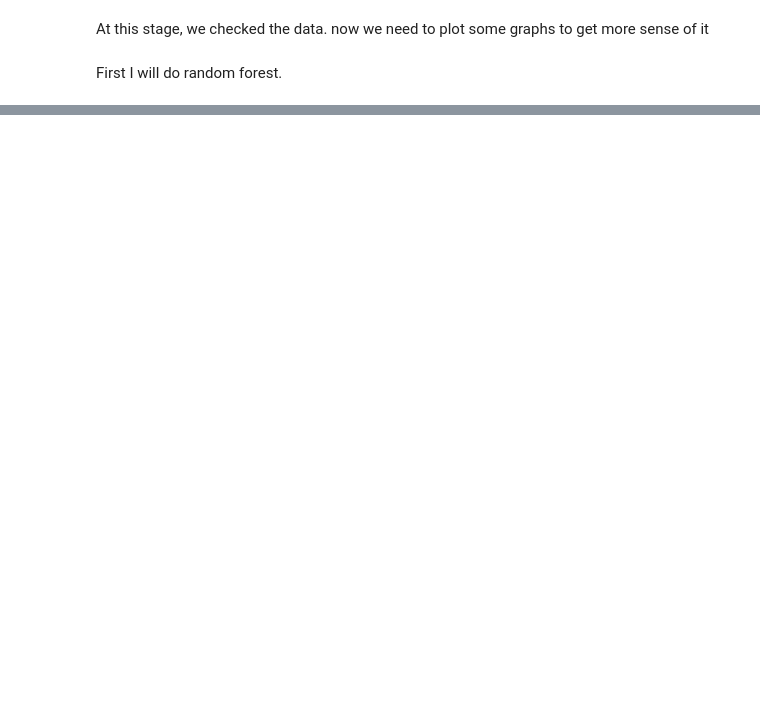
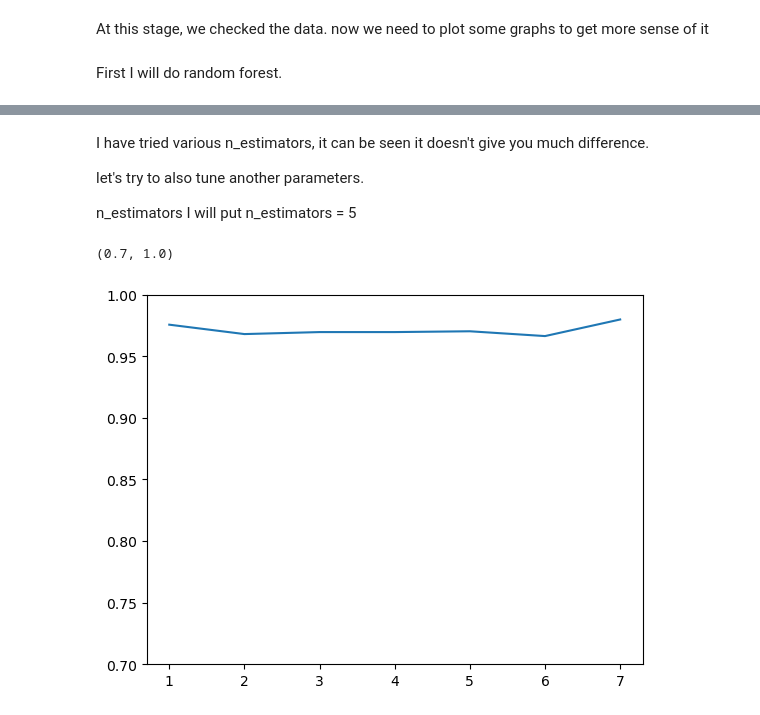
Before and after one commit to Isenmouthe/Machine-Learning-Zoomcamp---2022, a Jupyter notebook: Midterm_Project/notebook.ipynb, the cells around one changed output, grey strips where cells are left out. Cells and saved outputs as stored; diff of their text form; code cells hidden in the pictures; blank space fills up the shorter version.

```diff
--- a/Midterm_Project/notebook.ipynb
+++ b/Midterm_Project/notebook.ipynb
@@ -176,0 +185,29 @@ result
+# %% [markdown]
+I have tried various n_estimators, it can be seen it doesn't give you much difference.
+
+let's try to also tune another parameters.
+
+n_estimators I will put n_estimators = 5
+# %%
+max_depth_start = 1
+max_depth_end = 8
+max_deth_step = 1
+
+aucs = []
+
+for j in range(max_depth_start, max_depth_end, max_deth_step):
+    rfc = RandomForestClassifier(
+        n_estimators=5,
+        max_depth = j,
+        n_jobs=-1
+        )
+    rfc.fit(X_train, y_train)
+    y_pred = rfc.predict_proba(X_val)[:, 1]
+    auc = roc_auc_score(y_val, y_pred)
+    aucs.append(auc)
+
+plt.plot(range(max_depth_start, max_depth_end, max_deth_step), aucs)
+plt.ylim(0.7, 1)
+# %% [output]
+(0.7, 1.0)
+[figure, added]
```
Also changed, not shown: parts of 14 cells of this notebook, 7 other files.
